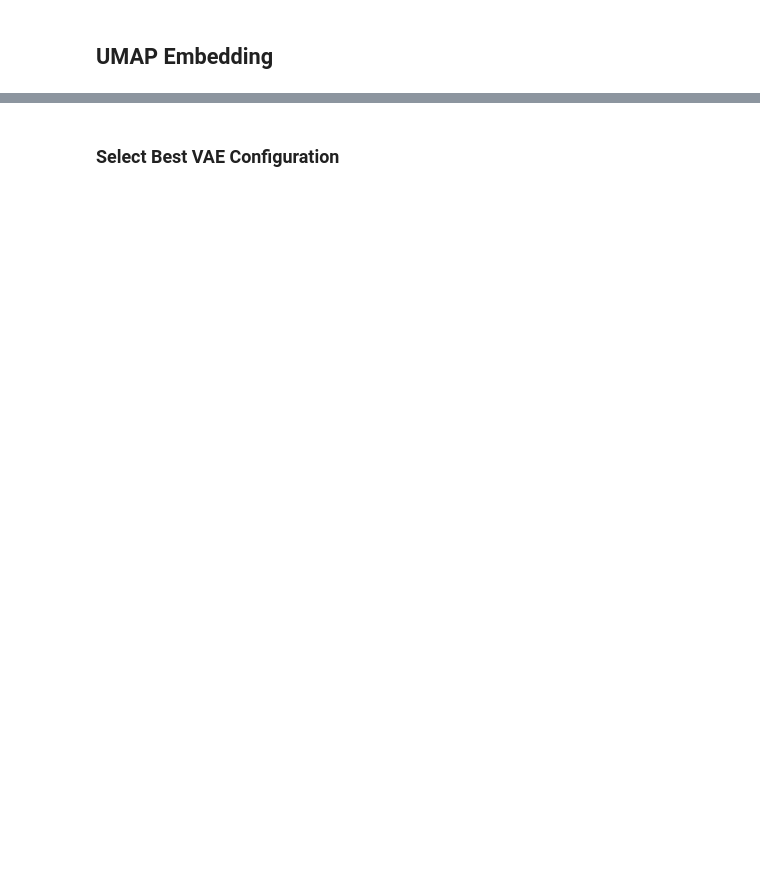
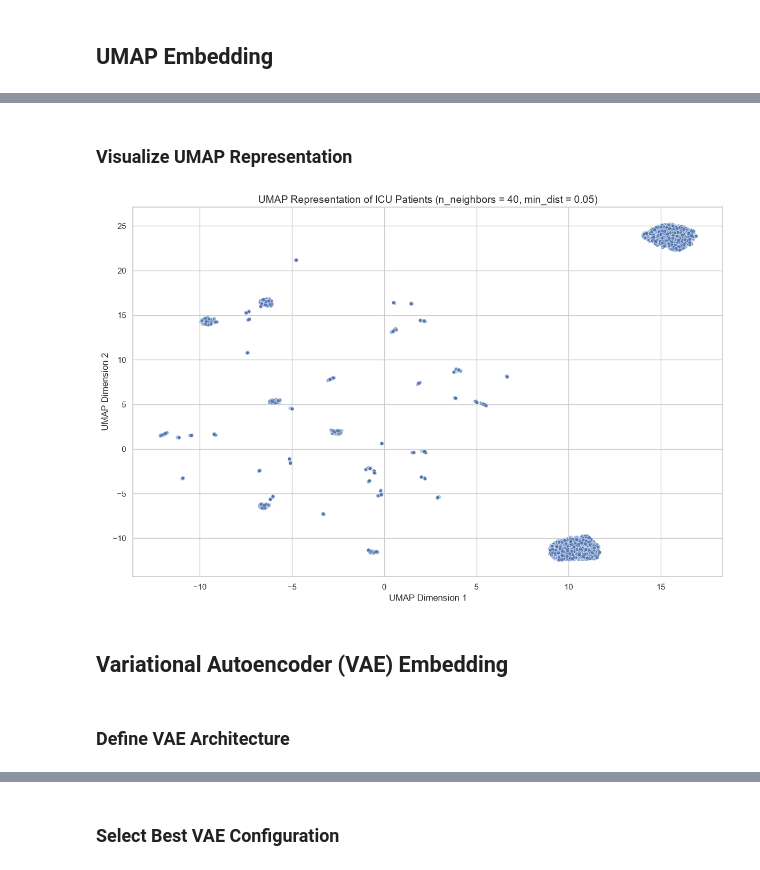
Before and after one commit to samarthkumarsamal/icu-clustering, a Jupyter notebook: notebooks/2.embedding_clustering.ipynb, the cells around one changed output, grey strips where cells are left out. Cells and saved outputs as stored; diff of their text form; code cells hidden in the pictures; blank space fills up the shorter version.

```diff
--- a/notebooks/2.embedding_clustering.ipynb
+++ b/notebooks/2.embedding_clustering.ipynb
@@ -1559,0 +937,41 @@ Multiple VAE configurations are compared because architecture, learning rate, an
+# %% [markdown]
+### Visualize UMAP Representation
+# %%
+# Create the final 2D UMAP scatter plot
+plt.figure(figsize=(12, 8))
+
+plt.scatter(
+    umap_df["umap_1"],
+    umap_df["umap_2"],
+    s=25,
+    edgecolors="white",
+    linewidths=0.5,
+    alpha=0.8
+)
+
+# Add axis labels and title
+plt.xlabel("UMAP Dimension 1")
+plt.ylabel("UMAP Dimension 2")
+
+plt.title(
+    f"UMAP Representation of ICU Patients "
+    f"(n_neighbors = {best_umap_neighbors}, "
+    f"min_dist = {best_umap_min_dist})"
+)
+
+plt.tight_layout()
+
+# Save plot
+plt.savefig(
+    PLOTS_DIR / "03.umap_embedding.png",
+    dpi=300,
+    bbox_inches="tight"
+)
+
+plt.show()
+# %% [output]
+[figure, added]
+# %% [markdown]
+## Variational Autoencoder (VAE) Embedding
+# %% [markdown]
+### Define VAE Architecture
```
Also changed, not shown: parts of 237 cells of this notebook, 15 other files.
